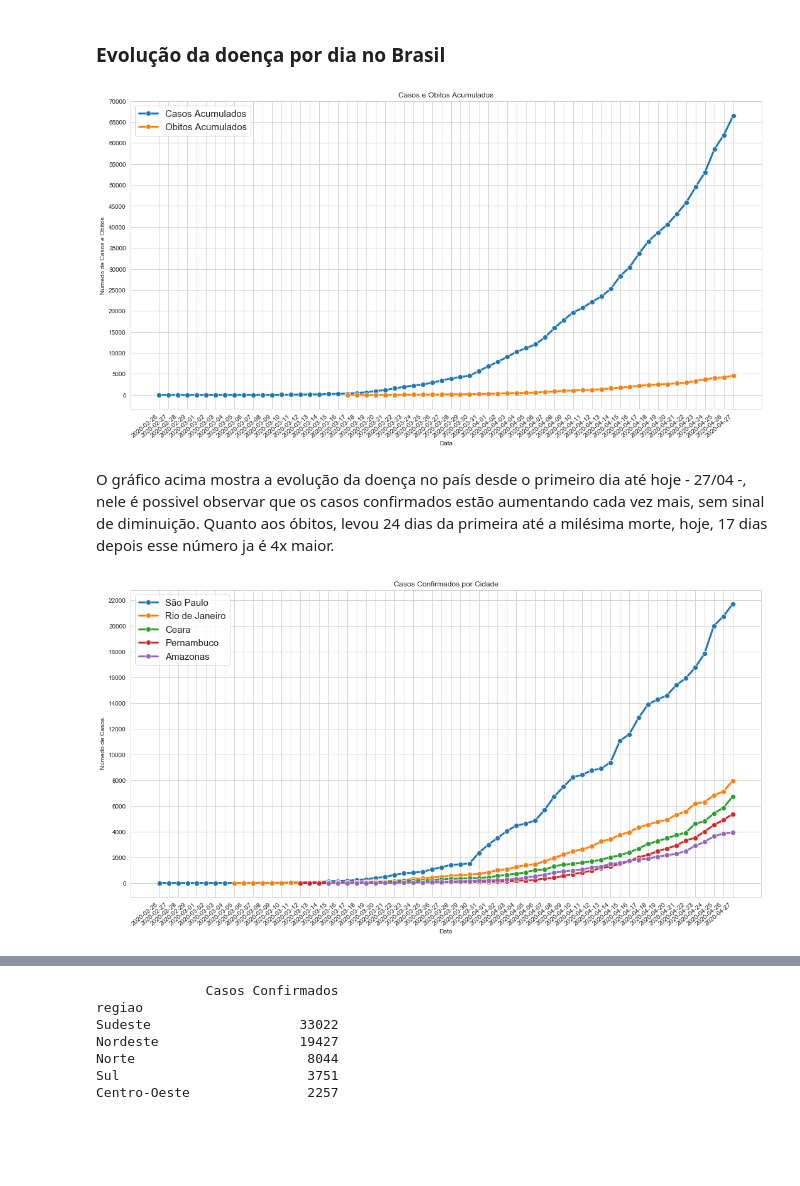
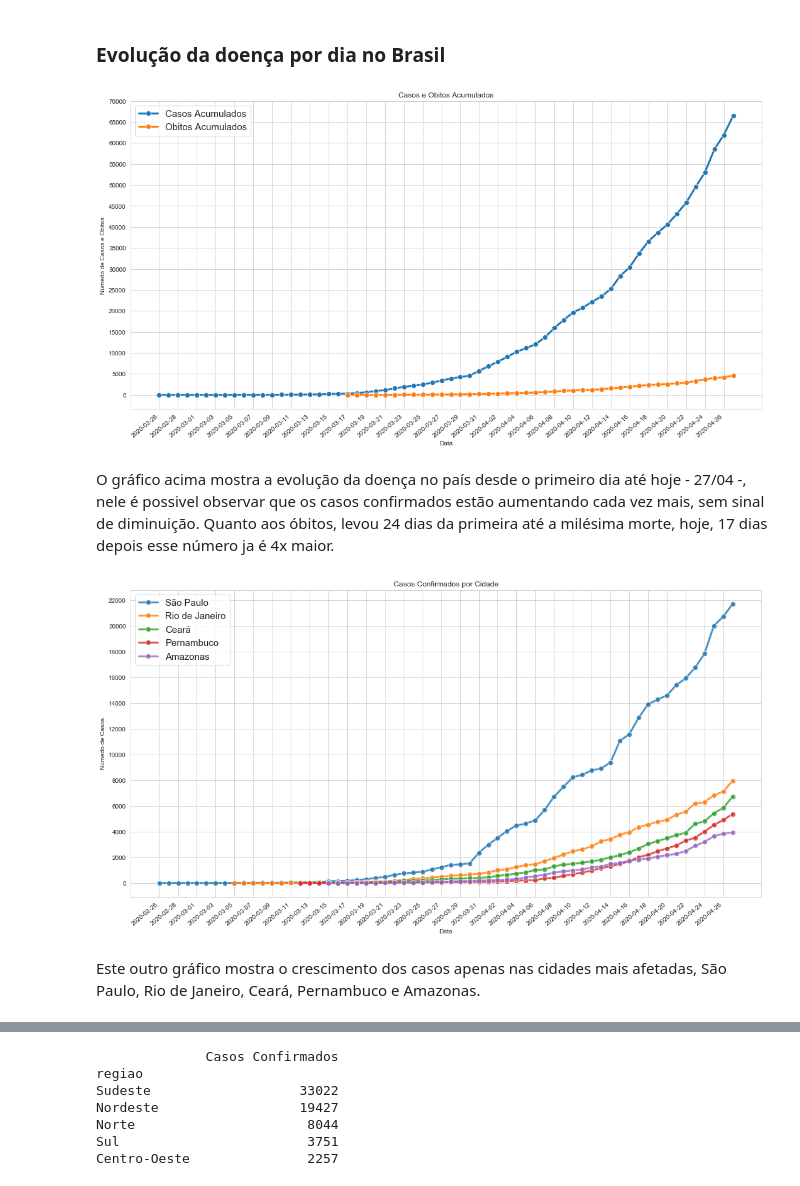
Before and after one commit to Rafaelcerq28/Analise_Covid-19, a Jupyter notebook: Visualização COVID-19.ipynb, the cells around one changed output, grey strips where cells are left out. Cells and saved outputs as stored; diff of their text form; code cells hidden in the pictures; blank space fills up the shorter version.

Commit message:
inserindo texto nos gráficos e comentarios

```diff
--- a/Visualização COVID-19.ipynb
+++ b/Visualização COVID-19.ipynb
@@ -157,6 +157,7 @@ sns.set_style("whitegrid")
 #IMPRESSÃO DO GRAFICO (Casos e Obitos Acumulados x Data)
 
 plt.figure(figsize=(18,9))
+#Gerando gráfico de linha
 sns.lineplot(x='data',y=df_por_data[df_por_data['casosAcumulados'] > 0]['casosAcumulados'],data=df_por_data,lw=3,marker='o',
              markersize=8,label='Casos Acumulados')
 sns.lineplot(x='data',y=df_por_data[df_por_data['obitosAcumulados'] > 0]['obitosAcumulados'],data=df_por_data,lw=3,marker='o',
@@ -164,8 +165,8 @@ sns.lineplot(x='data',y=df_por_data[df_por_data['obitosAcumulados'] > 0]['obitos
 
 #Aumenta a legenda
 plt.yticks(np.arange(0,df_por_data[df_por_data['casosAcumulados'] > 0]['casosAcumulados'].max() + 5001,5000))
-#Inclina a escala
-plt.xticks(rotation=40, horizontalalignment='right')
+#Inclina o X e mostra os dias de maneira espaçada
+plt.xticks(df_por_data['data'][27::2],rotation=40, horizontalalignment='right')
 #Insere o título e a descrição de X e Y
 plt.title('Casos e Obitos Acumulados')
 plt.ylabel('Númedo de Casos e Obitos')
@@ -177,38 +178,41 @@ plt.rcParams['legend.fontsize'] = 15
 plt.legend()
 plt.show()
 # %% [output]
-[figure, old version]
+[figure, new version]
 # %% [markdown]
 O gráfico acima mostra a evolução da doença no país desde o primeiro dia até hoje - 27/04 -, nele é possivel observar que os casos confirmados estão aumentando cada vez mais, sem sinal de diminuição. Quanto aos óbitos, levou 24 dias da primeira até a milésima morte, hoje, 17 dias depois esse número ja é 4x maior.
 # %%
 #IMPRESSÃO DO GRAFICO (Casos e Obitos Acumulados x Data) DOS ESTADOS MAIS ATINGIDOS
 
 plt.figure(figsize=(18,9))
+#Gerando gráfico de linha
 sns.lineplot(x='data',y=cv[(cv['casosAcumulados'] > 0) & (cv['estado'] == 'SP')]['casosAcumulados'],data=cv,lw=3,marker='o',
-             markersize=8,label='São Paulo')
+             markersize=8,label='São Paulo',alpha=0.8)
 sns.lineplot(x='data',y=cv[(cv['casosAcumulados'] > 0) & (cv['estado'] == 'RJ')]['casosAcumulados'],data=cv,lw=3,marker='o',
-             markersize=8,label='Rio de Janeiro')
+             markersize=8,label='Rio de Janeiro',alpha=0.8)
 sns.lineplot(x='data',y=cv[(cv['casosAcumulados'] > 0) & (cv['estado'] == 'CE')]['casosAcumulados'],data=cv,lw=3,marker='o',
-             markersize=8,label='Ceara')
+             markersize=8,label='Ceará',alpha=0.8)
 sns.lineplot(x='data',y=cv[(cv['casosAcumulados'] > 0) & (cv['estado'] == 'PE')]['casosAcumulados'],data=cv,lw=3,marker='o',
-             markersize=8,label='Pernambuco')
+             markersize=8,label='Pernambuco',alpha=0.8)
 sns.lineplot(x='data',y=cv[(cv['casosAcumulados'] > 0) & (cv['estado'] == 'AM')]['casosAcumulados'],data=cv,lw=3,marker='o',
-             markersize=8,label='Amazonas')
+             markersize=8,label='Amazonas',alpha=0.8)
 #Aumenta a legenda
 plt.yticks(np.arange(0,cv[(cv['casosAcumulados'] > 0) & (cv['estado'] == 'SP')]['casosAcumulados'].max() + 1000,2000))
-#Inclina a escala
-plt.xticks(rotation=40, horizontalalignment='right')
+#Inclina o X e mostra os dias de maneira espaçada
+plt.xticks(df_por_data['data'][27::2],rotation=40, horizontalalignment='right')
 plt.title('Casos Confirmados por Cidade')
 plt.ylabel('Númedo de Casos')
 plt.xlabel('Data')
 
 #Aumentar tamanho da legenda
 plt.rcParams['legend.fontsize'] = 15
 
 plt.legend()
 plt.show()
 # %% [output]
-[figure, old version]
+[figure, new version]
+# %% [markdown]
+Este outro gráfico mostra o crescimento dos casos apenas nas cidades mais afetadas, São Paulo, Rio de Janeiro, Ceará, Pernambuco e Amazonas.
 # %%
 #TESTE DE IMPRESSÃO DO GRAFICO (Casos Novos por dia)
 
```
Also changed, not shown: parts of 8 cells of this notebook.
